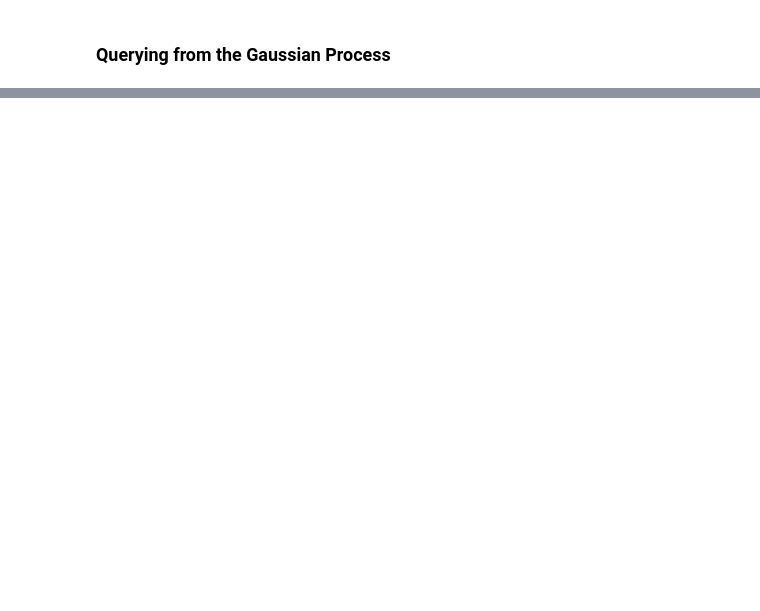
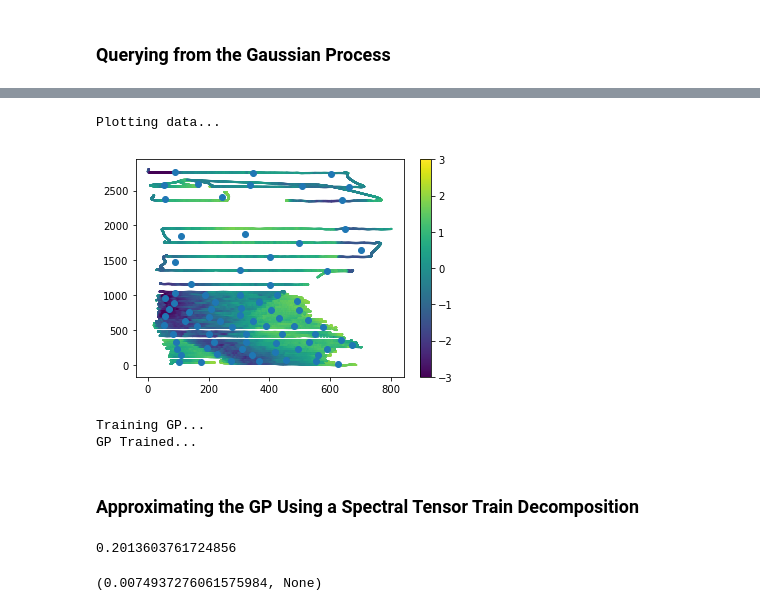
Before and after one commit to zongyi-li/stt_investigation, a Jupyter notebook: River_Gauss_Process.ipynb, the cells around one changed output, grey strips where cells are left out. Cells and saved outputs as stored; diff of their text form; code cells hidden in the pictures; blank space fills up the shorter version.

Commit message:
Manually optimized hyperparameters for II approximation. Found a good combination of induced inputs that prodcues a reasonable GP model.

```diff
--- a/River_Gauss_Process.ipynb
+++ b/River_Gauss_Process.ipynb
@@ -142,0 +165,4 @@ Plotting complete.
+# %%
+imp.reload(GP)
+
+centers = GP.lloydKMeans(data.transpose()[:, 0:2], 80, 25)
@@ -142,0 +171,21 @@ Plotting complete.
+# %%
+plotData(data, data[2, :])
+plt.scatter(centers[:, 0], centers[:, 1])
+plt.show()
+# %% [output]
+Plotting data...
+[figure, added]
+# %%
+# Training Gaussian Process on the clusters...
+
+imp.reload(GP)
+
+print("Training GP...")
+process = GP.GaussianProcess('RBF', 8000)
+process.build_ii(data.transpose()[:, 0:2], data.transpose()[:, 2:3].transpose(), 0.9, 80, None, Xbar=centers[:80])
+print("GP Trained...")
+# %% [output]
+Training GP...
+GP Trained...
+# %% [markdown]
+### Approximating the GP Using a Spectral Tensor Train Decomposition
@@ -142,0 +203,8 @@ Plotting complete.
+# %%
+pt=np.array([500, 500])
+
+print(approximation.__call__(pt))
+gp.query(pt)
+# %% [output]
+0.2013603761724856
+(0.0074937276061575984, None)
```
Also changed, not shown: parts of 8 cells of this notebook, 1 other file.
